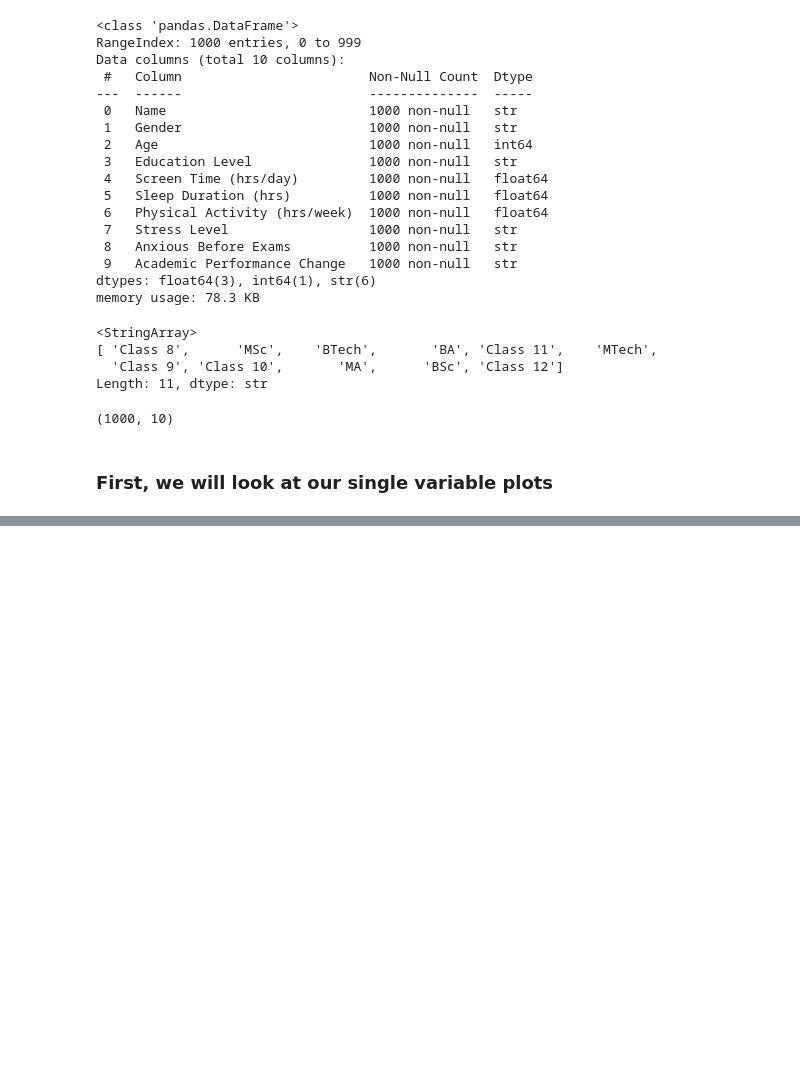
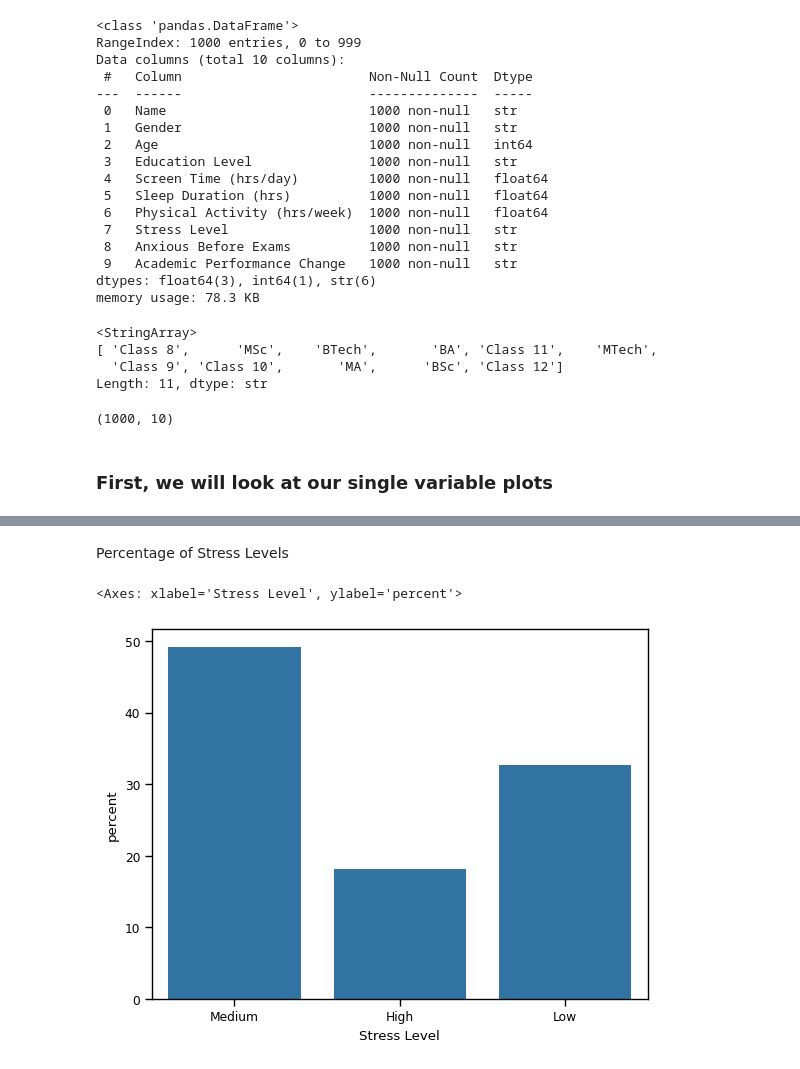
Before and after one commit to kc-011/python-programming, a Jupyter notebook: Module 3/eda.ipynb, the cells around one changed output, grey strips where cells are left out. Drawn from its saved outputs; the diff is of its cells as text; code cells hidden in the pictures; blank space fills up the shorter version.

```diff
--- a/Module 3/eda.ipynb
+++ b/Module 3/eda.ipynb
@@ -104,0 +98,7 @@ sns.histplot(x=df['Physical Activity (hrs/week)'], color='Indigo')
+# %% [markdown]
+Percentage of Stress Levels
+# %%
+sns.countplot(data=df, x='Stress Level', stat='percent')
+# %% [output]
+<Axes: xlabel='Stress Level', ylabel='percent'>
+[figure, added]
```
Also changed, not shown: parts of 13 cells of this notebook.
